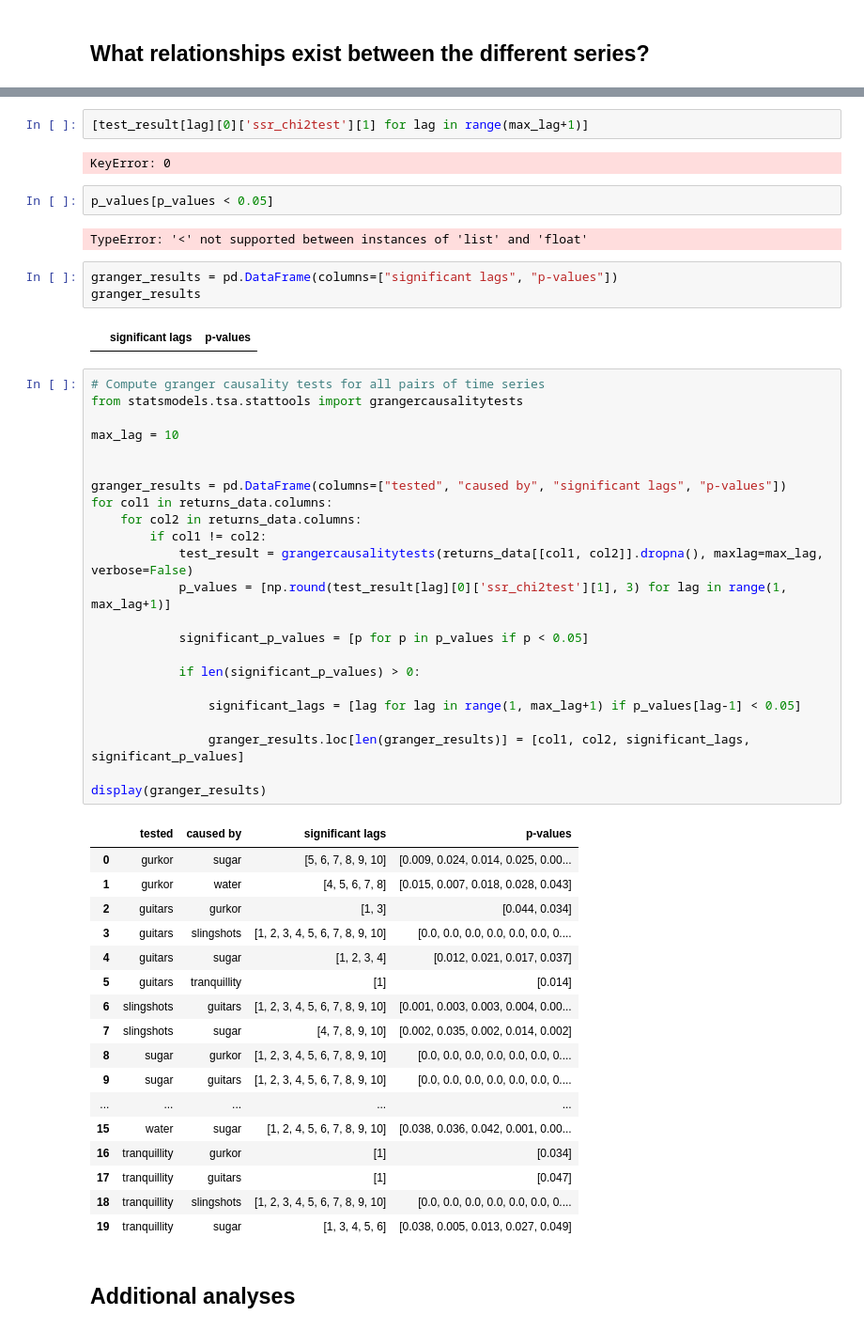
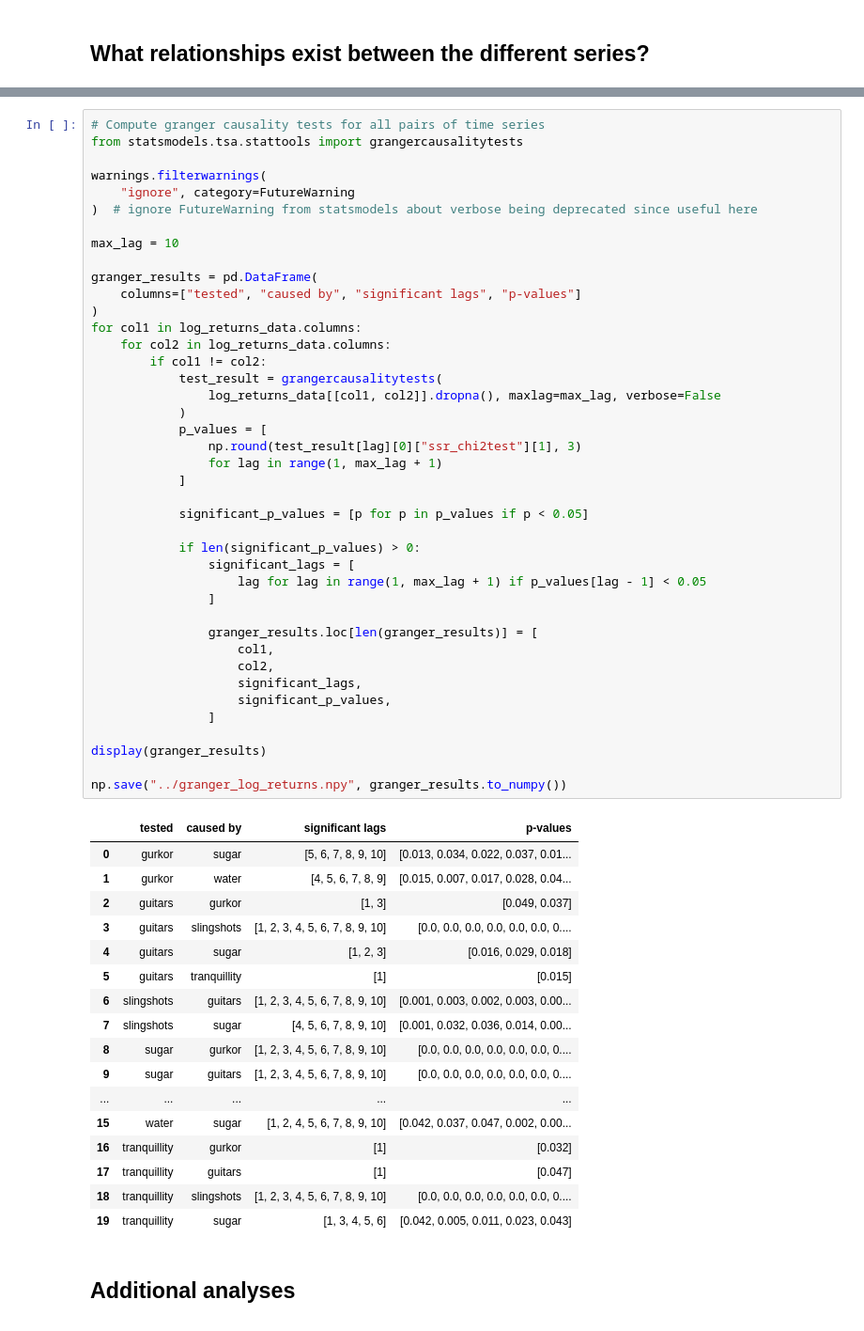
Before and after one commit to luprader/project_FTS, a Jupyter notebook: notebooks/task1_lukas.ipynb, the cells around one changed output, grey strips where cells are left out. Shown at 94% size. Saved outputs shown, nothing was run; the diff lists cells and outputs as text.

```diff
--- a/notebooks/task1_lukas.ipynb
+++ b/notebooks/task1_lukas.ipynb
@@ -295,57 +371,62 @@ test_result
-# %%
-[test_result[lag][0]['ssr_chi2test'][1] for lag in range(max_lag+1)]
-# %% [output]
-KeyError: 0
-# %%
-p_values[p_values < 0.05]
-# %% [output]
-TypeError: '<' not supported between instances of 'list' and 'float'
-# %%
-granger_results = pd.DataFrame(columns=["significant lags", "p-values"])
-granger_results
-# %% [output]
-|  | significant lags | p-values |
 # %%
 # Compute granger causality tests for all pairs of time series
 from statsmodels.tsa.stattools import grangercausalitytests
 
+warnings.filterwarnings(
+    "ignore", category=FutureWarning
+)  # ignore FutureWarning from statsmodels about verbose being deprecated since useful here
+
 max_lag = 10
 
-
-granger_results = pd.DataFrame(columns=["tested", "caused by", "significant lags", "p-values"])
-for col1 in returns_data.columns:
-    for col2 in returns_data.columns:
+granger_results = pd.DataFrame(
+    columns=["tested", "caused by", "significant lags", "p-values"]
+)
+for col1 in log_returns_data.columns:
+    for col2 in log_returns_data.columns:
         if col1 != col2:
-            test_result = grangercausalitytests(returns_data[[col1, col2]].dropna(), maxlag=max_lag, verbose=False)
-            p_values = [np.round(test_result[lag][0]['ssr_chi2test'][1], 3) for lag in range(1, max_lag+1)]
+            test_result = grangercausalitytests(
+                log_returns_data[[col1, col2]].dropna(), maxlag=max_lag, verbose=False
+            )
+            p_values = [
+                np.round(test_result[lag][0]["ssr_chi2test"][1], 3)
+                for lag in range(1, max_lag + 1)
+            ]
 
             significant_p_values = [p for p in p_values if p < 0.05]
 
             if len(significant_p_values) > 0:
+                significant_lags = [
+                    lag for lag in range(1, max_lag + 1) if p_values[lag - 1] < 0.05
+                ]
 
-                significant_lags = [lag for lag in range(1, max_lag+1) if p_values[lag-1] < 0.05]
-
-                granger_results.loc[len(granger_results)] = [col1, col2, significant_lags, significant_p_values]
+                granger_results.loc[len(granger_results)] = [
+                    col1,
+                    col2,
+                    significant_lags,
+                    significant_p_values,
+                ]
 
 display(granger_results)
+
+np.save("../granger_log_returns.npy", granger_results.to_numpy())
 # %% [output]
 |  | tested | caused by | significant lags | p-values |
-| 0 | gurkor | sugar | [5, 6, 7, 8, 9, 10] | [0.009, 0.024, 0.014, 0.025, 0.00... |
-| 1 | gurkor | water | [4, 5, 6, 7, 8] | [0.015, 0.007, 0.018, 0.028, 0.043] |
-| 2 | guitars | gurkor | [1, 3] | [0.044, 0.034] |
+| 0 | gurkor | sugar | [5, 6, 7, 8, 9, 10] | [0.013, 0.034, 0.022, 0.037, 0.01... |
+| 1 | gurkor | water | [4, 5, 6, 7, 8, 9] | [0.015, 0.007, 0.017, 0.028, 0.04... |
+| 2 | guitars | gurkor | [1, 3] | [0.049, 0.037] |
 | 3 | guitars | slingshots | [1, 2, 3, 4, 5, 6, 7, 8, 9, 10] | [0.0, 0.0, 0.0, 0.0, 0.0, 0.0, 0.... |
-| 4 | guitars | sugar | [1, 2, 3, 4] | [0.012, 0.021, 0.017, 0.037] |
-| 5 | guitars | tranquillity | [1] | [0.014] |
-| 6 | slingshots | guitars | [1, 2, 3, 4, 5, 6, 7, 8, 9, 10] | [0.001, 0.003, 0.003, 0.004, 0.00... |
-| 7 | slingshots | sugar | [4, 7, 8, 9, 10] | [0.002, 0.035, 0.002, 0.014, 0.002] |
+| 4 | guitars | sugar | [1, 2, 3] | [0.016, 0.029, 0.018] |
+| 5 | guitars | tranquillity | [1] | [0.015] |
+| 6 | slingshots | guitars | [1, 2, 3, 4, 5, 6, 7, 8, 9, 10] | [0.001, 0.003, 0.002, 0.003, 0.00... |
+| 7 | slingshots | sugar | [4, 5, 6, 7, 8, 9, 10] | [0.001, 0.032, 0.036, 0.014, 0.00... |
 | 8 | sugar | gurkor | [1, 2, 3, 4, 5, 6, 7, 8, 9, 10] | [0.0, 0.0, 0.0, 0.0, 0.0, 0.0, 0.... |
 | 9 | sugar | guitars | [1, 2, 3, 4, 5, 6, 7, 8, 9, 10] | [0.0, 0.0, 0.0, 0.0, 0.0, 0.0, 0.... |
 | ... | ... | ... | ... | ... |
-| 15 | water | sugar | [1, 2, 4, 5, 6, 7, 8, 9, 10] | [0.038, 0.036, 0.042, 0.001, 0.00... |
-| 16 | tranquillity | gurkor | [1] | [0.034] |
+| 15 | water | sugar | [1, 2, 4, 5, 6, 7, 8, 9, 10] | [0.042, 0.037, 0.047, 0.002, 0.00... |
+| 16 | tranquillity | gurkor | [1] | [0.032] |
 | 17 | tranquillity | guitars | [1] | [0.047] |
 | 18 | tranquillity | slingshots | [1, 2, 3, 4, 5, 6, 7, 8, 9, 10] | [0.0, 0.0, 0.0, 0.0, 0.0, 0.0, 0.... |
-| 19 | tranquillity | sugar | [1, 3, 4, 5, 6] | [0.038, 0.005, 0.013, 0.027, 0.049] |
+| 19 | tranquillity | sugar | [1, 3, 4, 5, 6] | [0.042, 0.005, 0.011, 0.023, 0.043] |
 # %% [markdown]
 ## Additional analyses
 # %% [markdown]
```
Also changed, not shown: parts of 11 cells of this notebook, 1 other file.
